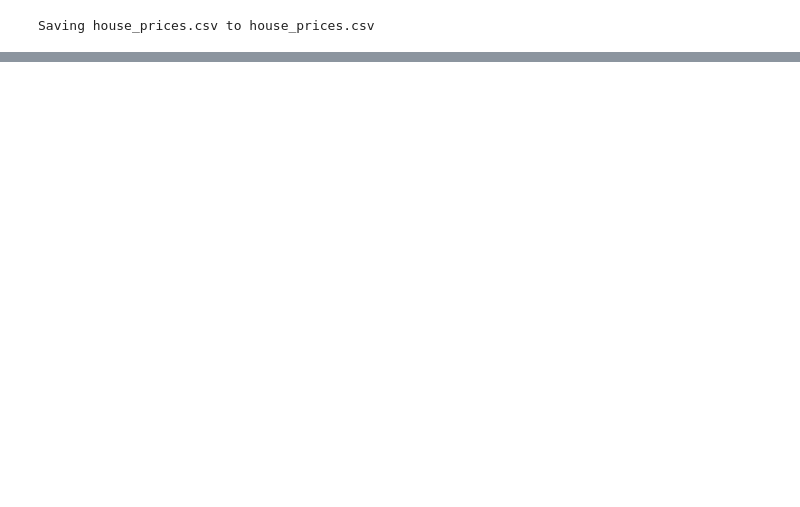
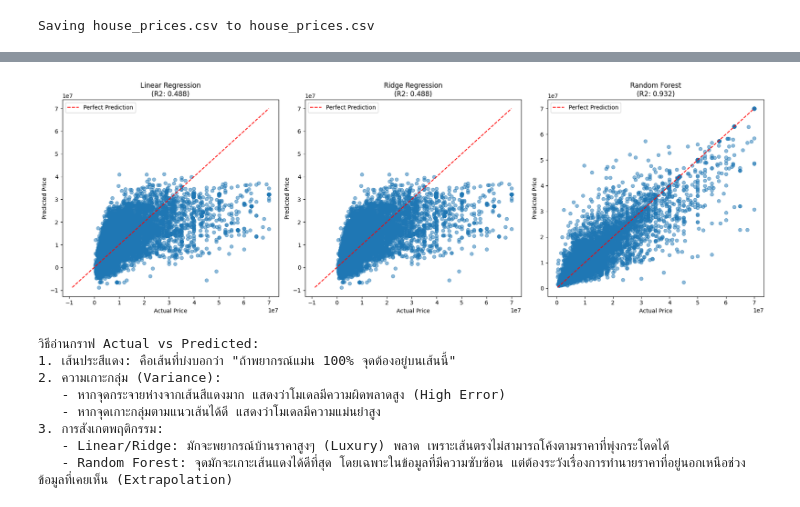
Before and after one commit to theerapatxx13/MINIProject-House-Price, a Jupyter notebook: FinalMiniProject.ipynb, the cells around one changed output, grey strips where cells are left out. Saved outputs shown, nothing was run; the diff lists cells and outputs as text; code cells hidden in the pictures; blank space fills up the shorter version.

```diff
--- a/FinalMiniProject.ipynb
+++ b/FinalMiniProject.ipynb
@@ -211,0 +427,59 @@ max         4.500000e+06      10.000000      10.000000  7.000000e+07
+# %%
+#การเปรียบเทียบค่าจริงกับค่าที่พยากรณ์ (Actual vs Predicted)
+import matplotlib.pyplot as plt
+from sklearn.metrics import r2_score
+import numpy as np
+
+# คำนวณ R2
+r2_lr = r2_score(y_test, y_pred_lr)
+r2_ridge = r2_score(y_test, y_pred_ridge)
+r2_rf = r2_score(y_test, y_pred_rf)
+
+fig, axes = plt.subplots(1, 3, figsize=(18, 6))
+
+models = [
+    ("Linear Regression", y_pred_lr, r2_lr),
+    ("Ridge Regression", y_pred_ridge, r2_ridge),
+    ("Random Forest", y_pred_rf, r2_rf)
+]
+
+for ax, (name, y_pred, r2) in zip(axes, models):
+    ax.scatter(y_test, y_pred, alpha=0.5)
+
+    # เส้น Perfect Prediction
+    min_val = min(y_test.min(), y_pred.min())
+    max_val = max(y_test.max(), y_pred.max())
+    ax.plot([min_val, max_val],
+            [min_val, max_val],
+            color='red',
+            linestyle='--',
+            label="Perfect Prediction")
+
+    ax.set_title(f"{name}\n(R2: {r2:.3f})")
+    ax.set_xlabel("Actual Price")
+    ax.set_ylabel("Predicted Price")
+    ax.legend()
+
+plt.tight_layout()
+plt.show()
+
+print("""
+วิธีอ่านกราฟ Actual vs Predicted:
+1. เส้นประสีแดง: คือเส้นที่บ่งบอกว่า "ถ้าพยากรณ์แม่น 100% จุดต้องอยู่บนเส้นนี้"
+2. ความเกาะกลุ่ม (Variance):
+   - หากจุดกระจายห่างจากเส้นสีแดงมาก แสดงว่าโมเดลมีความผิดพลาดสูง (High Error)
+   - หากจุดเกาะกลุ่มตามแนวเส้นได้ดี แสดงว่าโมเดลมีความแม่นยำสูง
+3. การสังเกตพฤติกรรม:
+   - Linear/Ridge: มักจะพยากรณ์บ้านราคาสูงๆ (Luxury) พลาด เพราะเส้นตรงไม่สามารถโค้งตามราคาที่พุ่งกระโดดได้
+   - Random Forest: จุดมักจะเกาะเส้นแดงได้ดีที่สุด โดยเฉพาะในข้อมูลที่มีความซับซ้อน แต่ต้องระวังเรื่องการทำนายราคาที่อยู่นอกเหนือช่วงข้อมูลที่เคยเห็น (Extrapolation)
+""")
+# %% [output]
+[figure, added]
+วิธีอ่านกราฟ Actual vs Predicted:
+1. เส้นประสีแดง: คือเส้นที่บ่งบอกว่า "ถ้าพยากรณ์แม่น 100% จุดต้องอยู่บนเส้นนี้"
+2. ความเกาะกลุ่ม (Variance):
+   - หากจุดกระจายห่างจากเส้นสีแดงมาก แสดงว่าโมเดลมีความผิดพลาดสูง (High Error)
+   - หากจุดเกาะกลุ่มตามแนวเส้นได้ดี แสดงว่าโมเดลมีความแม่นยำสูง
+3. การสังเกตพฤติกรรม:
+   - Linear/Ridge: มักจะพยากรณ์บ้านราคาสูงๆ (Luxury) พลาด เพราะเส้นตรงไม่สามารถโค้งตามราคาที่พุ่งกระโดดได้
+   - Random Forest: จุดมักจะเกาะเส้นแดงได้ดีที่สุด โดยเฉพาะในข้อมูลที่มีความซับซ้อน แต่ต้องระวังเรื่องการทำนายราคาที่อยู่นอกเหนือช่วงข้อมูลที่เคยเห็น (Extrapolation)
```
Also changed, not shown: parts of 19 cells of this notebook.
